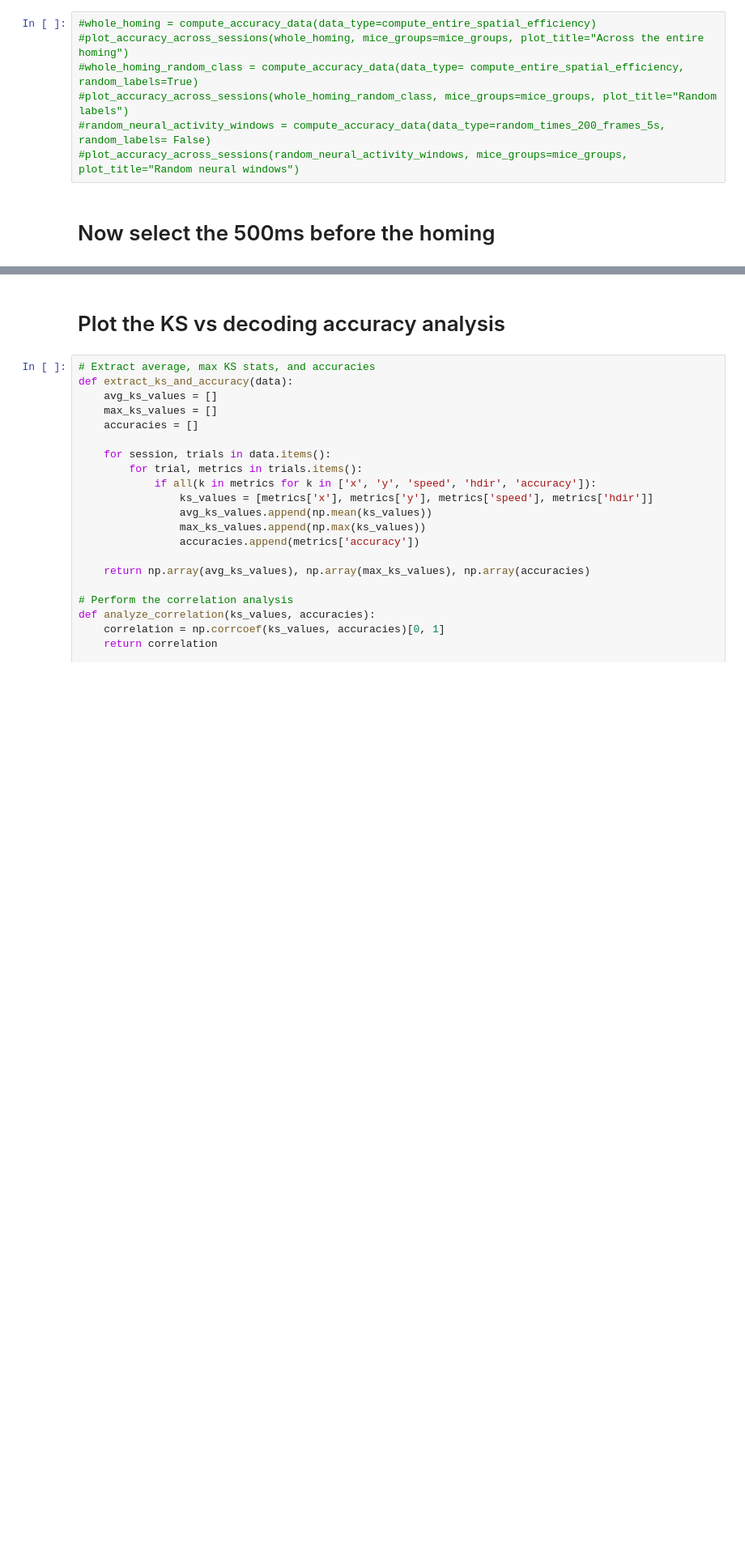
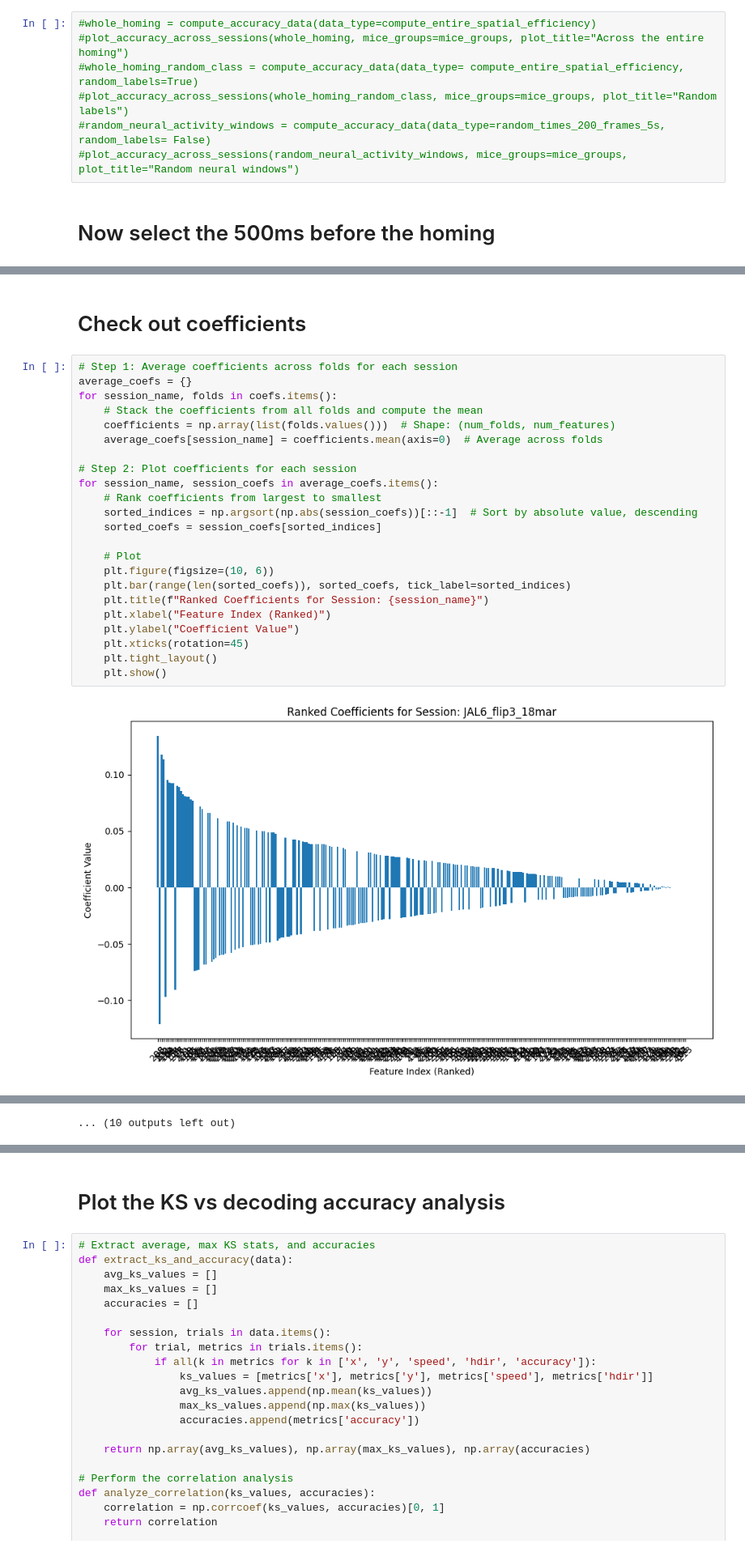
Before and after one commit to BrancoLab/JAL2_subgoal_pipeline, a Jupyter notebook: behave_analysis/analyze/overview/homing_analysis/decode_spatial_eff.ipynb, the cells around one changed output, grey strips where cells are left out. Shown at 81% size. Saved outputs shown, nothing was run; the diff lists cells and outputs as text; blank space fills up the shorter version.

```diff
--- a/behave_analysis/analyze/overview/homing_analysis/decode_spatial_eff.ipynb
+++ b/behave_analysis/analyze/overview/homing_analysis/decode_spatial_eff.ipynb
@@ -733,0 +736,27 @@ plot_accuracy_across_sessions(_500ms_before_homing, mice_groups=mice_groups, plo
+# %% [markdown]
+# Check out coefficients
+# %%
+# Step 1: Average coefficients across folds for each session
+average_coefs = {}
+for session_name, folds in coefs.items():
+    # Stack the coefficients from all folds and compute the mean
+    coefficients = np.array(list(folds.values()))  # Shape: (num_folds, num_features)
+    average_coefs[session_name] = coefficients.mean(axis=0)  # Average across folds
+
+# Step 2: Plot coefficients for each session
+for session_name, session_coefs in average_coefs.items():
+    # Rank coefficients from largest to smallest
+    sorted_indices = np.argsort(np.abs(session_coefs))[::-1]  # Sort by absolute value, descending
+    sorted_coefs = session_coefs[sorted_indices]
+
+    # Plot
+    plt.figure(figsize=(10, 6))
+    plt.bar(range(len(sorted_coefs)), sorted_coefs, tick_label=sorted_indices)
+    plt.title(f"Ranked Coefficients for Session: {session_name}")
+    plt.xlabel("Feature Index (Ranked)")
+    plt.ylabel("Coefficient Value")
+    plt.xticks(rotation=45)
+    plt.tight_layout()
+    plt.show()
+# %% [output]
+[figure, added]
@@ -733,0 +774 @@ plot_accuracy_across_sessions(_500ms_before_homing, mice_groups=mice_groups, plo
+... (10 outputs left out)
```
Also changed, not shown: parts of 5 cells of this notebook.
